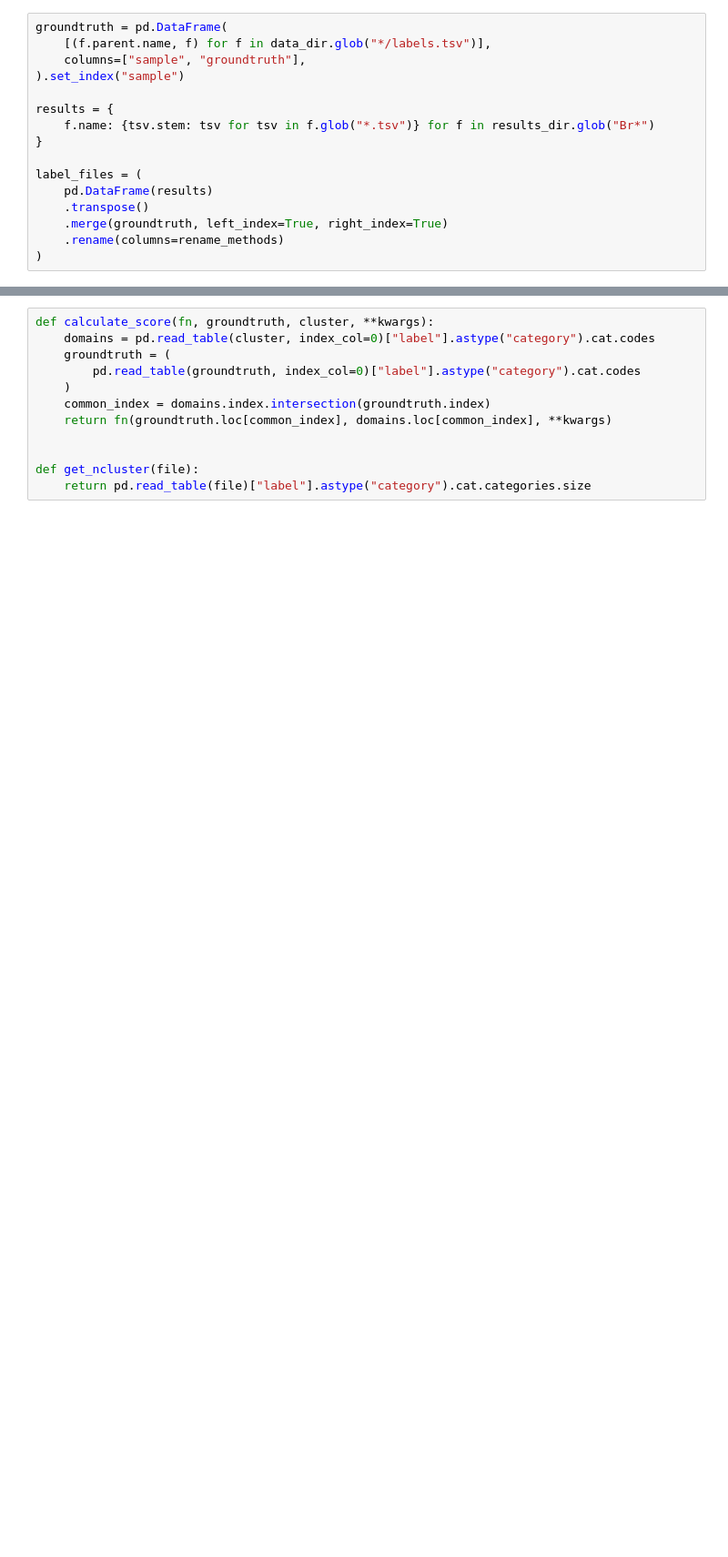
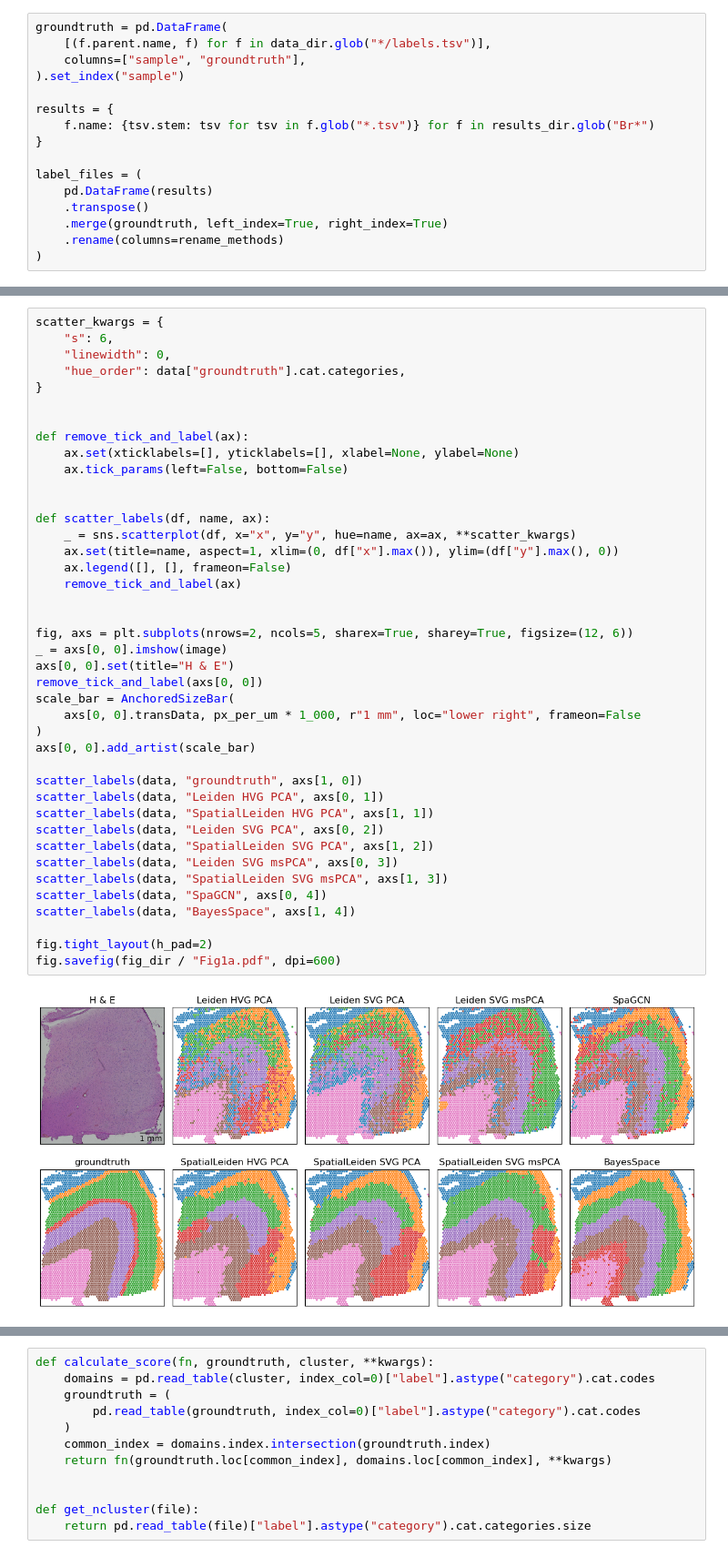
Before and after one commit to HiDiHlabs/SpatialLeiden-Study, a Jupyter notebook: 3_Fig.ipynb, the cells around one changed output, grey strips where cells are left out. Shown at 91% size. Cells and saved outputs as stored; diff of their text form; blank space fills up the shorter version.

```diff
--- a/3_Fig.ipynb
+++ b/3_Fig.ipynb
@@ -40 +90,44 @@ label_files = (
+# %%
+scatter_kwargs = {
+    "s": 6,
+    "linewidth": 0,
+    "hue_order": data["groundtruth"].cat.categories,
+}
+
+
+def remove_tick_and_label(ax):
+    ax.set(xticklabels=[], yticklabels=[], xlabel=None, ylabel=None)
+    ax.tick_params(left=False, bottom=False)
+
+
+def scatter_labels(df, name, ax):
+    _ = sns.scatterplot(df, x="x", y="y", hue=name, ax=ax, **scatter_kwargs)
+    ax.set(title=name, aspect=1, xlim=(0, df["x"].max()), ylim=(df["y"].max(), 0))
+    ax.legend([], [], frameon=False)
+    remove_tick_and_label(ax)
+
+
+fig, axs = plt.subplots(nrows=2, ncols=5, sharex=True, sharey=True, figsize=(12, 6))
+_ = axs[0, 0].imshow(image)
+axs[0, 0].set(title="H & E")
+remove_tick_and_label(axs[0, 0])
+scale_bar = AnchoredSizeBar(
+    axs[0, 0].transData, px_per_um * 1_000, r"1 mm", loc="lower right", frameon=False
+)
+axs[0, 0].add_artist(scale_bar)
+
+scatter_labels(data, "groundtruth", axs[1, 0])
+scatter_labels(data, "Leiden HVG PCA", axs[0, 1])
+scatter_labels(data, "SpatialLeiden HVG PCA", axs[1, 1])
+scatter_labels(data, "Leiden SVG PCA", axs[0, 2])
+scatter_labels(data, "SpatialLeiden SVG PCA", axs[1, 2])
+scatter_labels(data, "Leiden SVG msPCA", axs[0, 3])
+scatter_labels(data, "SpatialLeiden SVG msPCA", axs[1, 3])
+scatter_labels(data, "SpaGCN", axs[0, 4])
+scatter_labels(data, "BayesSpace", axs[1, 4])
+
+fig.tight_layout(h_pad=2)
+fig.savefig(fig_dir / "Fig1a.pdf", dpi=600)
+# %% [output]
+[figure, new version]
 # %% [markdown]
```
Also changed, not shown: parts of 33 cells of this notebook, 1 other file.
